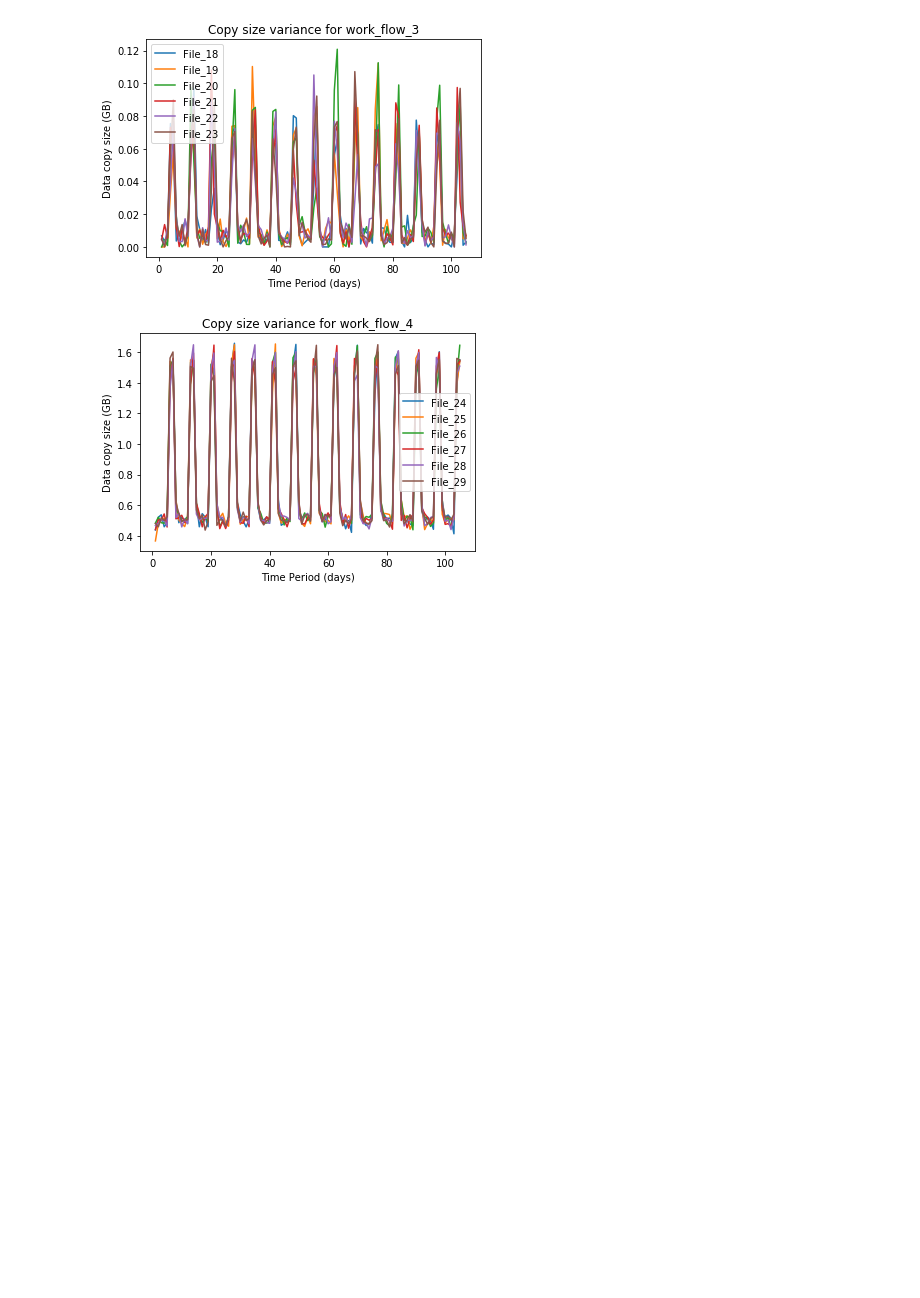
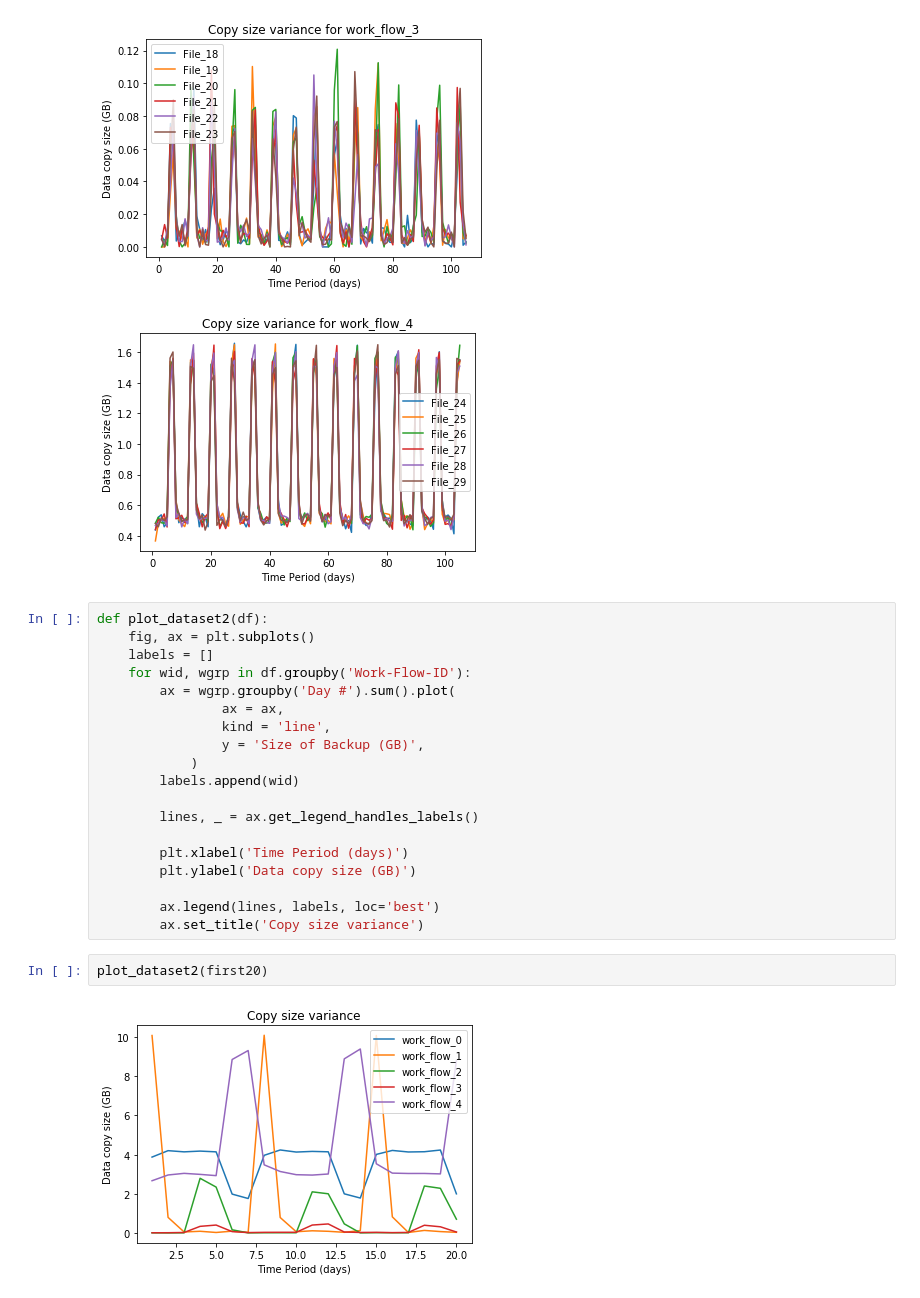
Before and after one commit to TSatyaVasanthReddy/RegressionAnalysis, a Jupyter notebook: Project4.ipynb, the cells around one changed output. Cells and saved outputs as stored; diff of their text form; blank space fills up the shorter version.

Commit message:
Added another set of plots for 1

```diff
--- a/Project4.ipynb
+++ b/Project4.ipynb
@@ -134,3 +134,26 @@ plot_dataset(first105)
 [figure]
 [figure]
 [figure]
+# %%
+def plot_dataset2(df):
+    fig, ax = plt.subplots()
+    labels = []
+    for wid, wgrp in df.groupby('Work-Flow-ID'):
+        ax = wgrp.groupby('Day #').sum().plot(
+                ax = ax,
+                kind = 'line',
+                y = 'Size of Backup (GB)',
+            )
+        labels.append(wid)
+
+        lines, _ = ax.get_legend_handles_labels()
+
+        plt.xlabel('Time Period (days)')
+        plt.ylabel('Data copy size (GB)')
+
+        ax.legend(lines, labels, loc='best')
+        ax.set_title('Copy size variance')
+# %%
+plot_dataset2(first20)
+# %% [output]
+[figure, added]
```
